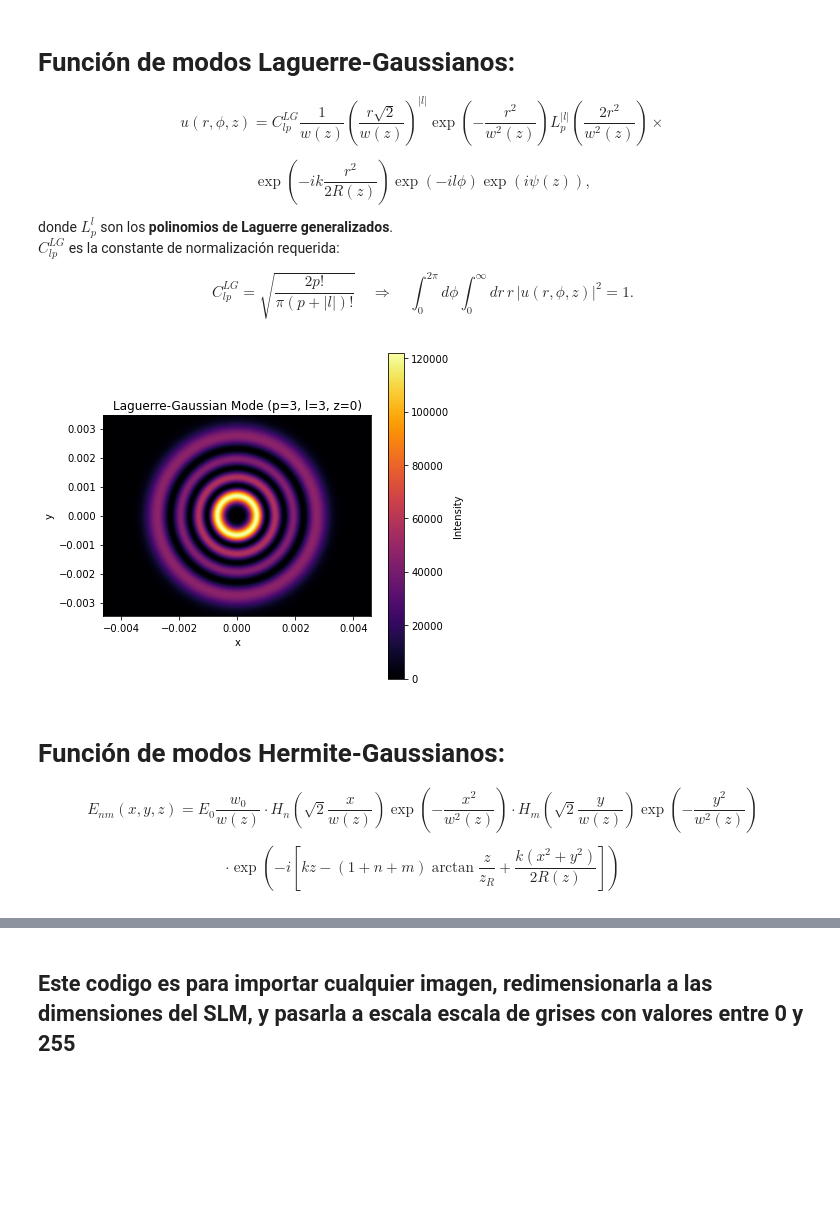
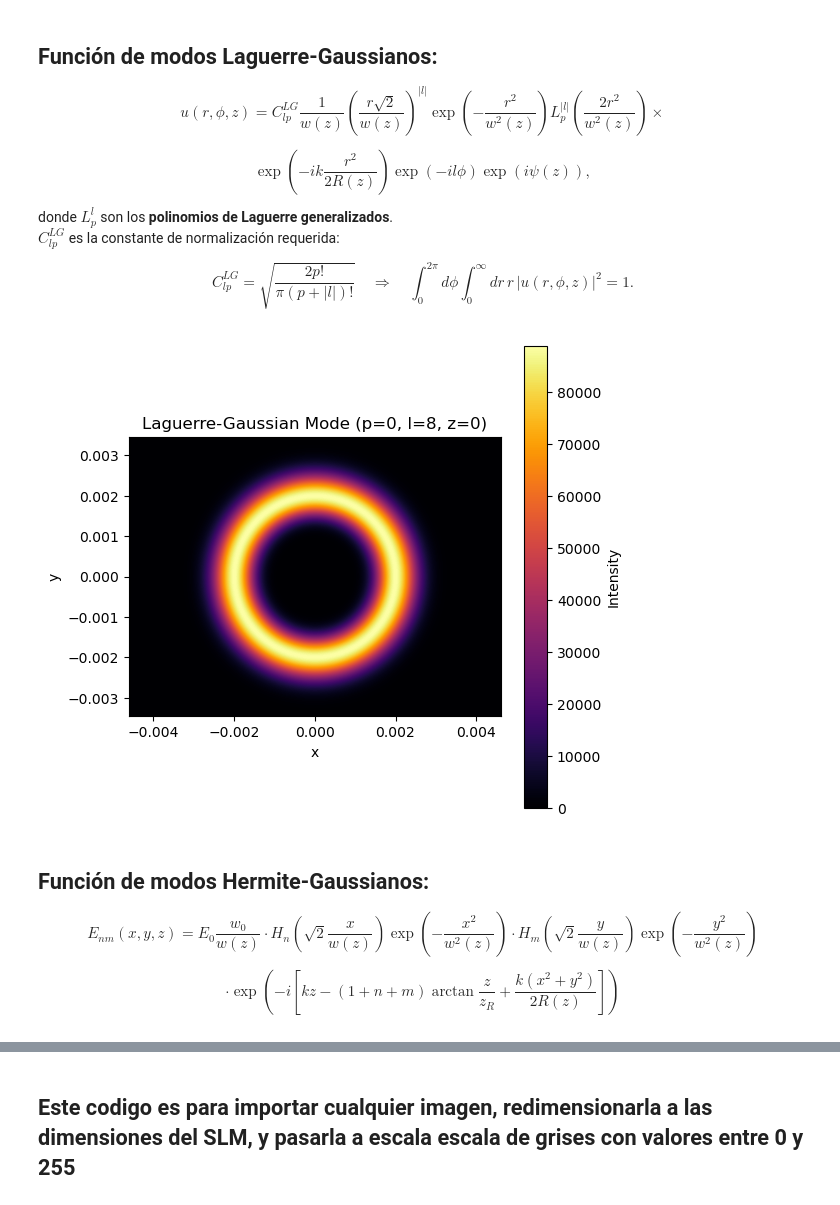
Before and after one commit to andresarias1105/Proyecto_SLM, a Jupyter notebook: SLM_HOLGRAMS.ipynb, the cells around one changed output, grey strips where cells are left out. Drawn from its saved outputs; the diff is of its cells as text; code cells hidden in the pictures; blank space fills up the shorter version.

```diff
--- a/SLM_HOLGRAMS.ipynb
+++ b/SLM_HOLGRAMS.ipynb
@@ -101,5 +102,5 @@ plt.show()
 # %% [markdown]
-# Función de modos Laguerre-Gaussianos:
+## Función de modos Laguerre-Gaussianos:
 
 $$
 u(r, \phi, z) = C_{lp}^{LG} \frac{1}{w(z)}
@@ -159,37 +160,37 @@ def laguerre_gauss_mode(p, l, r, phi, z, w0, k):
 
 # Define grid
 N = (Nxpix,Nypix)  # Grid size
 x = np.linspace(-Nxpix/2*Pix_size, Nxpix/2*Pix_size, Nxpix)
 y = np.linspace(-Nypix/2*Pix_size, Nypix/2*Pix_size, Nypix)
 X, Y = np.meshgrid(x, y)
 R = np.sqrt(X**2 + Y**2)
 Phi = np.arctan2(Y, X)
 
 
 # Set LG mode indices and parameters
-p, l = 3, 3 # Example mode numbers
+p, l = 0, 8 # Example mode numbers
 w0 = 1000* 10**-6  # Beam waist
 z = 0  # Propagation distance
 k = 2*np.pi/633e-9  # Wave number
 
 # Compute mode intensity
 LG_mode = laguerre_gauss_mode(p, l, R, Phi, z, w0, k)
 intensity = np.abs(LG_mode) ** 2
 
 # Plot the intensity pattern
 plt.figure(figsize=(6, 6))
 plt.imshow(intensity, extent=[-Nxpix/2*Pix_size, Nxpix/2*Pix_size, -Nypix/2*Pix_size, Nypix/2*Pix_size], cmap='inferno')
 plt.colorbar(label='Intensity')
 plt.title(f'Laguerre-Gaussian Mode (p={p}, l={l}, z={z})')
 plt.xlabel('x')
 plt.ylabel('y')
 
 plt.savefig(f'FIGURAS\LG_p={p}_l={l}_z={z}).png')
 plt.show()
 # %% [output]
-[figure, old version]
+[figure, new version]
 # %% [markdown]
-# Función de modos Hermite-Gaussianos:
+## Función de modos Hermite-Gaussianos:
 
 $$
 E_{nm}(x, y, z) = E_0 \frac{w_0}{w(z)}
```
Also changed, not shown: parts of 30 cells of this notebook.
